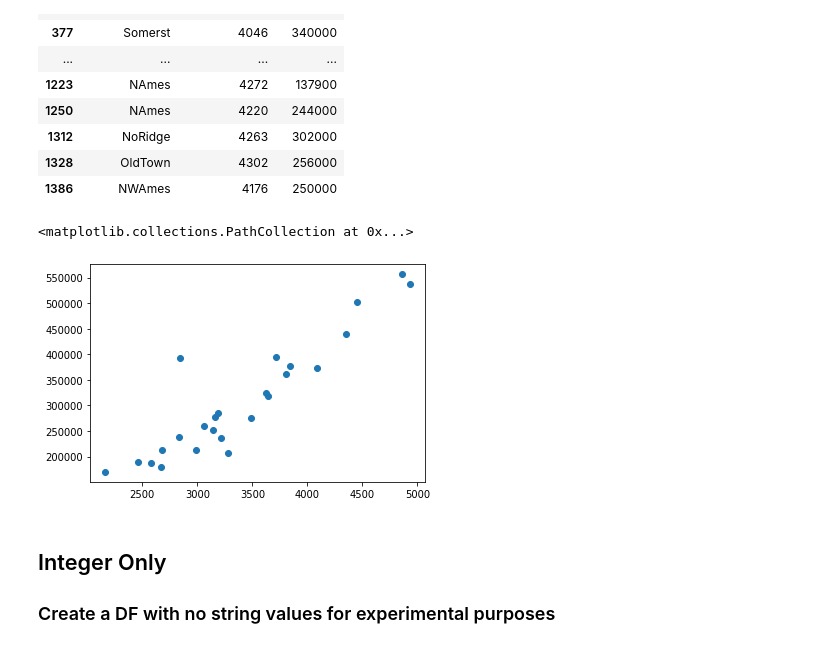
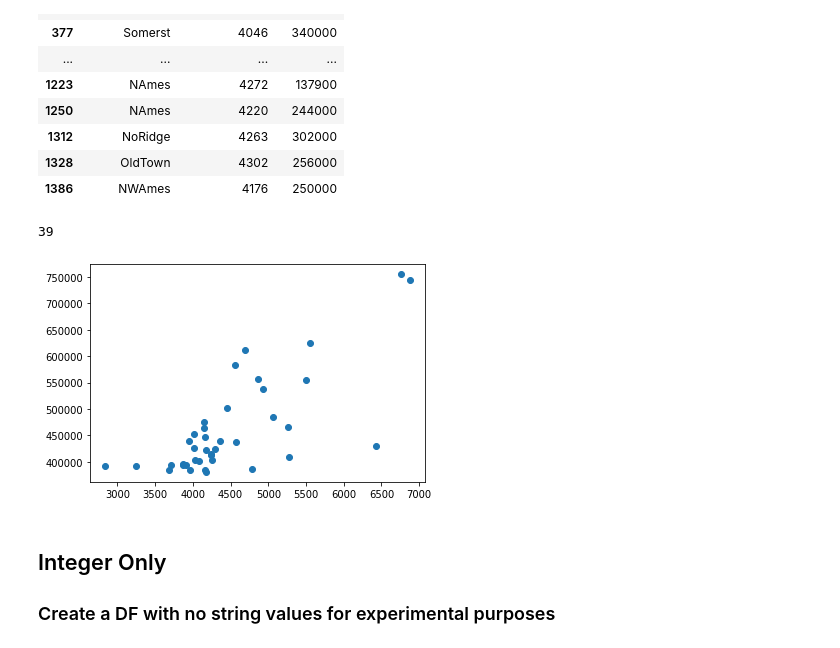
Before and after one commit to ChrisJtron/Ames_Iowa_Predictions, a Jupyter notebook: Kaggle_Housing_Prices/Splitting_Data_into_2_Categories.ipynb, the cells around one changed output. Cells and saved outputs as stored; diff of their text form; code cells hidden in the pictures.

```diff
--- a/Kaggle_Housing_Prices/Splitting_Data_into_2_Categories.ipynb
+++ b/Kaggle_Housing_Prices/Splitting_Data_into_2_Categories.ipynb
@@ -781,11 +785,12 @@ tempdf[['Neighborhood', 'TotSFInclBsmt', 'SalePrice',]]
 | 1328 | OldTown | 4302 | 256000 |
 | 1386 | NWAmes | 4176 | 250000 |
 # %%
-NR=clean_df.loc[clean_df['Neighborhood']=='StoneBr']
+NR=clean_df.loc[clean_df['SalePrice']>380000]
 plt.scatter(NR['TotSFInclBsmt'], NR['SalePrice'])
+len(NR)
 # %% [output]
-<matplotlib.collections.PathCollection at 0x...>
+39
-[figure, old version]
+[figure, new version]
 # %% [markdown]
 ##  Integer Only
 ### Create a DF with no string values for experimental purposes
```
Also changed, not shown: parts of 7 cells of this notebook.
